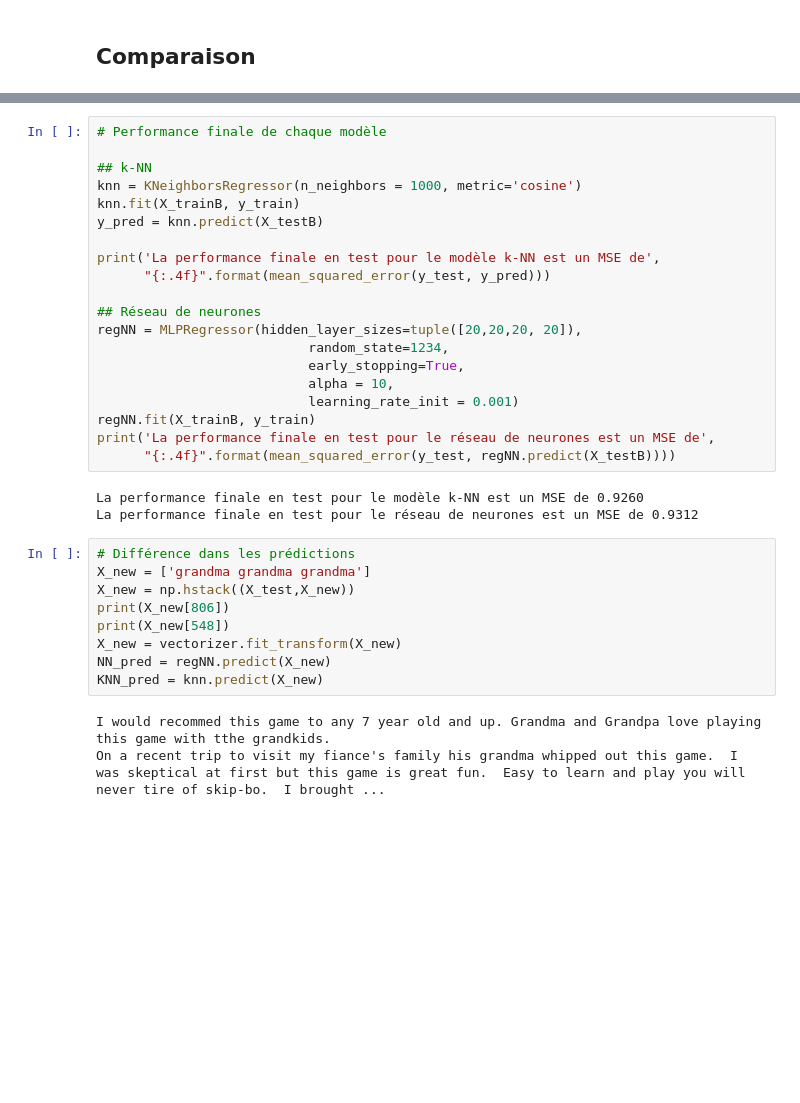
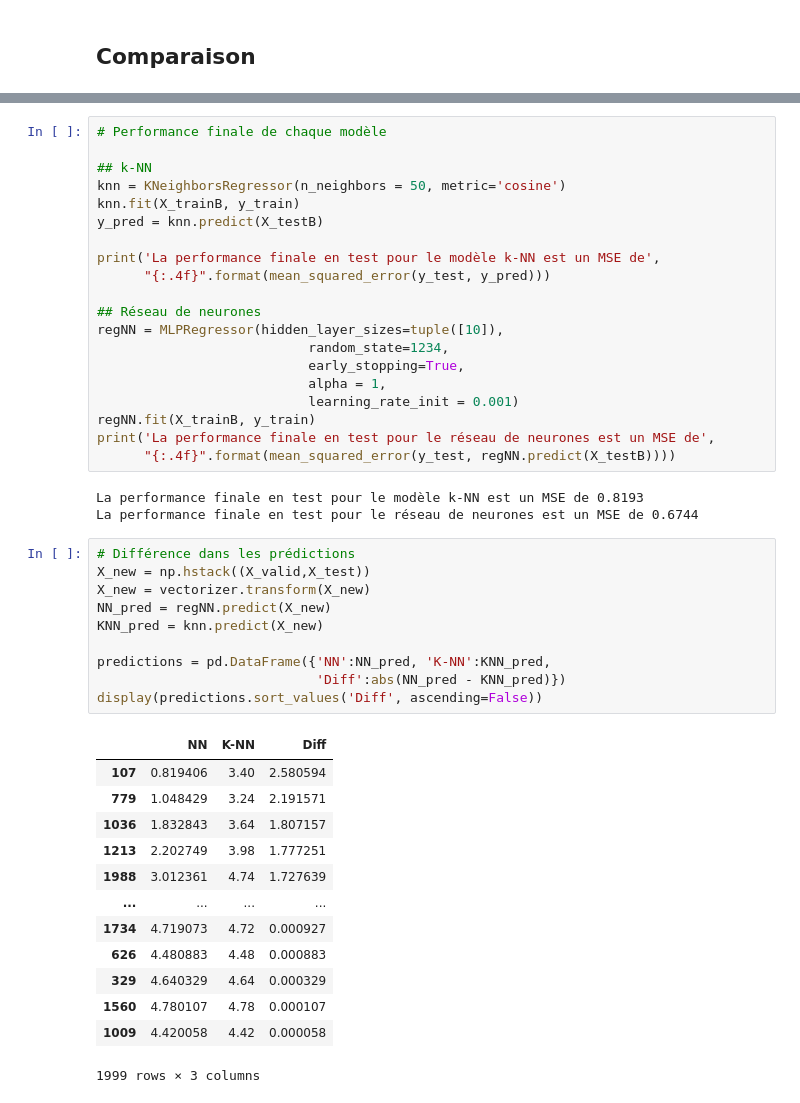
Before and after one commit to KenzaChraibi/Devoir-ML1, a Jupyter notebook: Devoir_ML1.ipynb, the cells around one changed output, grey strips where cells are left out. Cells and saved outputs as stored; diff of their text form; blank space fills up the shorter version.

```diff
--- a/Devoir_ML1.ipynb
+++ b/Devoir_ML1.ipynb
@@ -435,7 +435,7 @@ display(maxval.sort_values(by='counts', ascending=False))
 # Performance finale de chaque modèle
 
 ## k-NN
-knn = KNeighborsRegressor(n_neighbors = 1000, metric='cosine')
+knn = KNeighborsRegressor(n_neighbors = 50, metric='cosine')
 knn.fit(X_trainB, y_train)
 y_pred = knn.predict(X_testB)
 
@@ -443,26 +443,38 @@ print('La performance finale en test pour le modèle k-NN est un MSE de',
       "{:.4f}".format(mean_squared_error(y_test, y_pred)))
 
 ## Réseau de neurones
-regNN = MLPRegressor(hidden_layer_sizes=tuple([20,20,20, 20]),
+regNN = MLPRegressor(hidden_layer_sizes=tuple([10]),
                            random_state=1234,
                            early_stopping=True,
-                           alpha = 10,
+                           alpha = 1,
                            learning_rate_init = 0.001)
 regNN.fit(X_trainB, y_train)
 print('La performance finale en test pour le réseau de neurones est un MSE de',
       "{:.4f}".format(mean_squared_error(y_test, regNN.predict(X_testB))))
 # %% [output]
-La performance finale en test pour le modèle k-NN est un MSE de 0.9260
-La performance finale en test pour le réseau de neurones est un MSE de 0.9312
+La performance finale en test pour le modèle k-NN est un MSE de 0.8193
+La performance finale en test pour le réseau de neurones est un MSE de 0.6744
 # %%
 # Différence dans les prédictions
-X_new = ['grandma grandma grandma']
-X_new = np.hstack((X_test,X_new))
-print(X_new[806])
-print(X_new[548])
-X_new = vectorizer.fit_transform(X_new)
+X_new = np.hstack((X_valid,X_test))
+X_new = vectorizer.transform(X_new)
 NN_pred = regNN.predict(X_new)
 KNN_pred = knn.predict(X_new)
+
+predictions = pd.DataFrame({'NN':NN_pred, 'K-NN':KNN_pred,
+                            'Diff':abs(NN_pred - KNN_pred)})
+display(predictions.sort_values('Diff', ascending=False))
 # %% [output]
+|  | NN | K-NN | Diff |
+| 107 | 0.819406 | 3.40 | 2.580594 |
+| 779 | 1.048429 | 3.24 | 2.191571 |
+| 1036 | 1.832843 | 3.64 | 1.807157 |
+| 1213 | 2.202749 | 3.98 | 1.777251 |
+| 1988 | 3.012361 | 4.74 | 1.727639 |
+| ... | ... | ... | ... |
+| 1734 | 4.719073 | 4.72 | 0.000927 |
+| 626 | 4.480883 | 4.48 | 0.000883 |
+| 329 | 4.640329 | 4.64 | 0.000329 |
+| 1560 | 4.780107 | 4.78 | 0.000107 |
+| 1009 | 4.420058 | 4.42 | 0.000058 |
-I would recommed this game to any 7 year old and up. Grandma and Grandpa love playing this game with tthe grandkids.
-On a recent trip to visit my fiance's family his grandma whipped out this game.  I was skeptical at first but this game is great fun.  Easy to learn and play you will never tire of skip-bo.  I brought ...
+1999 rows × 3 columns
```
Also changed, not shown: parts of 6 cells of this notebook.
